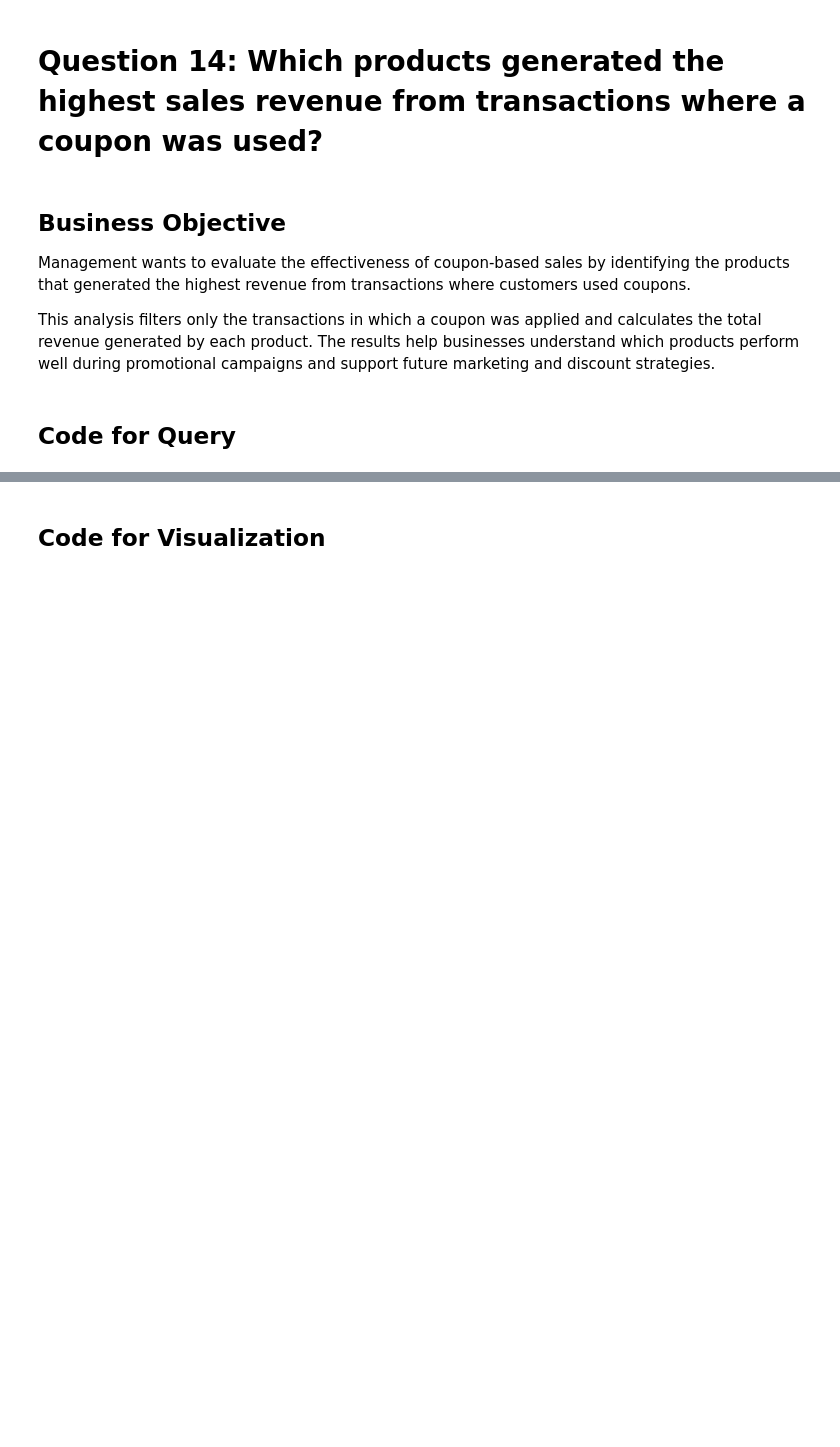
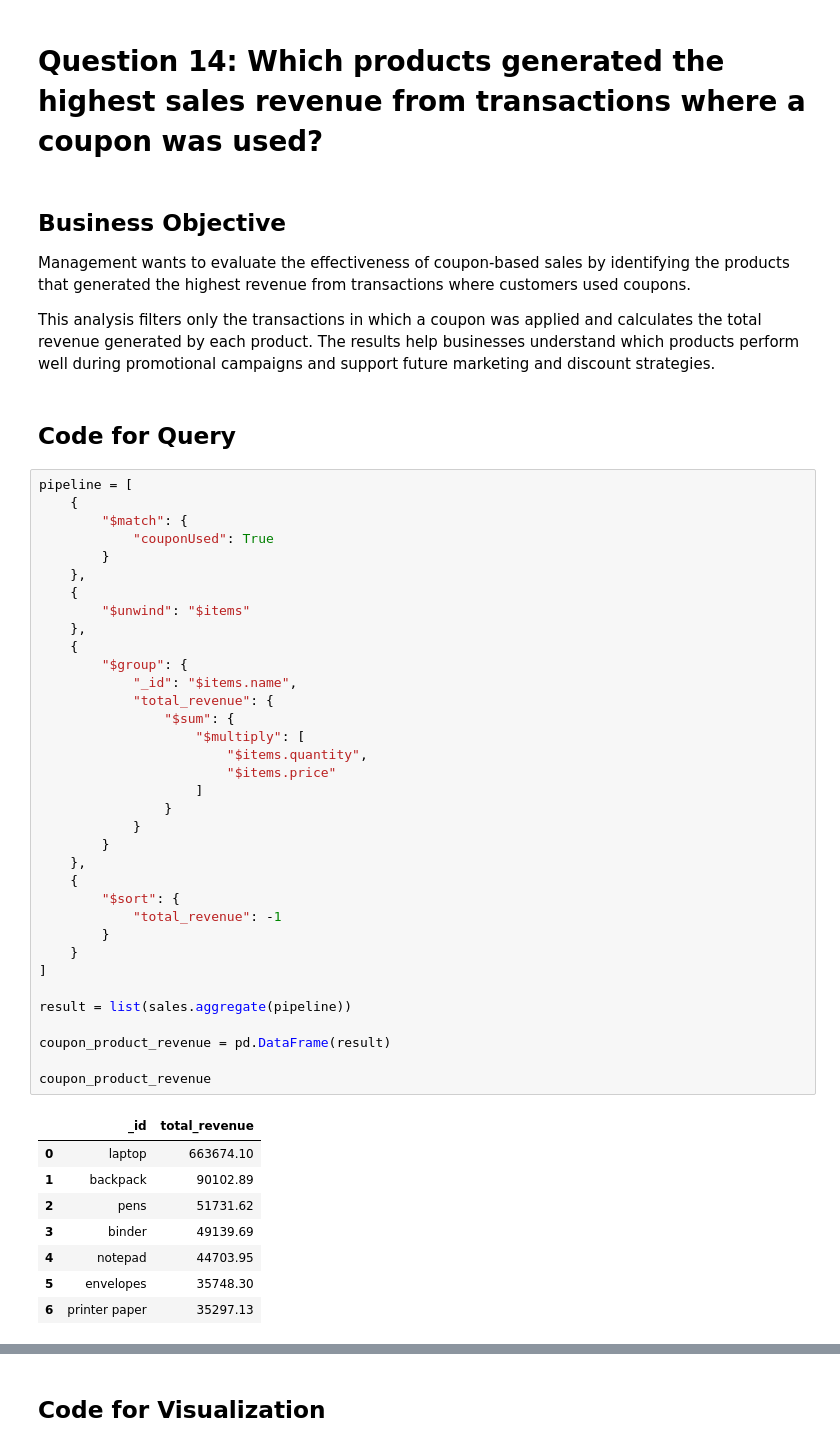
Before and after one commit to thanuja-reddi/MongoDB_EDA_Case_Study, a Jupyter notebook: notebooks/homework_casestudy_questions.ipynb, the cells around one changed output, grey strips where cells are left out. Cells and saved outputs as stored; diff of their text form; blank space fills up the shorter version.

```diff
--- a/notebooks/homework_casestudy_questions.ipynb
+++ b/notebooks/homework_casestudy_questions.ipynb
@@ -1111,3 +1111,47 @@ Management wants to evaluate the effectiveness of coupon-based sales by identify
 This analysis filters only the transactions in which a coupon was applied and calculates the total revenue generated by each product. The results help businesses understand which products perform well during promotional campaigns and support future marketing and discount strategies.
 # %% [markdown]
 ## Code for Query
+# %%
+pipeline = [
+    {
+        "$match": {
+            "couponUsed": True
+        }
+    },
+    {
+        "$unwind": "$items"
+    },
+    {
+        "$group": {
+            "_id": "$items.name",
+            "total_revenue": {
+                "$sum": {
+                    "$multiply": [
+                        "$items.quantity",
+                        "$items.price"
+                    ]
+                }
+            }
+        }
+    },
+    {
+        "$sort": {
+            "total_revenue": -1
+        }
+    }
+]
+
+result = list(sales.aggregate(pipeline))
+
+coupon_product_revenue = pd.DataFrame(result)
+
+coupon_product_revenue
+# %% [output]
+|  | _id | total_revenue |
+| 0 | laptop | 663674.10 |
+| 1 | backpack | 90102.89 |
+| 2 | pens | 51731.62 |
+| 3 | binder | 49139.69 |
+| 4 | notepad | 44703.95 |
+| 5 | envelopes | 35748.30 |
+| 6 | printer paper | 35297.13 |
```
Also changed, not shown: parts of 4 cells of this notebook.
